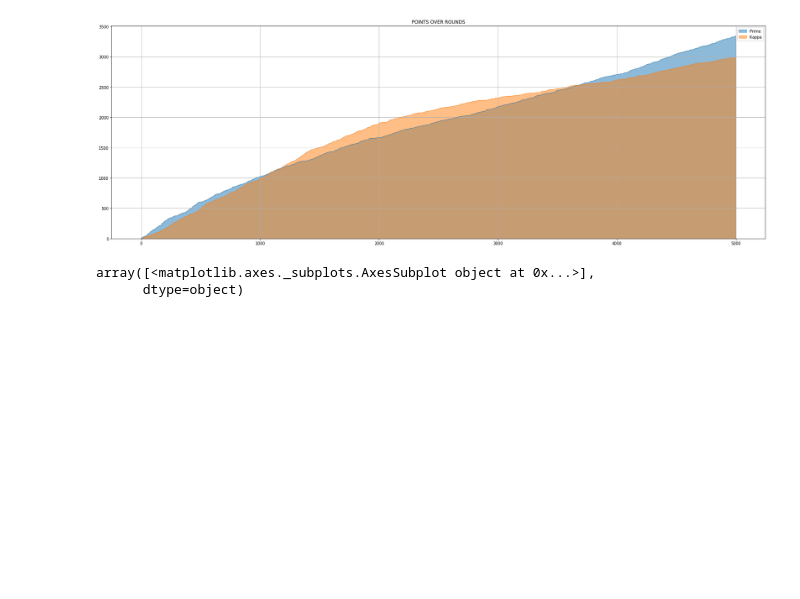
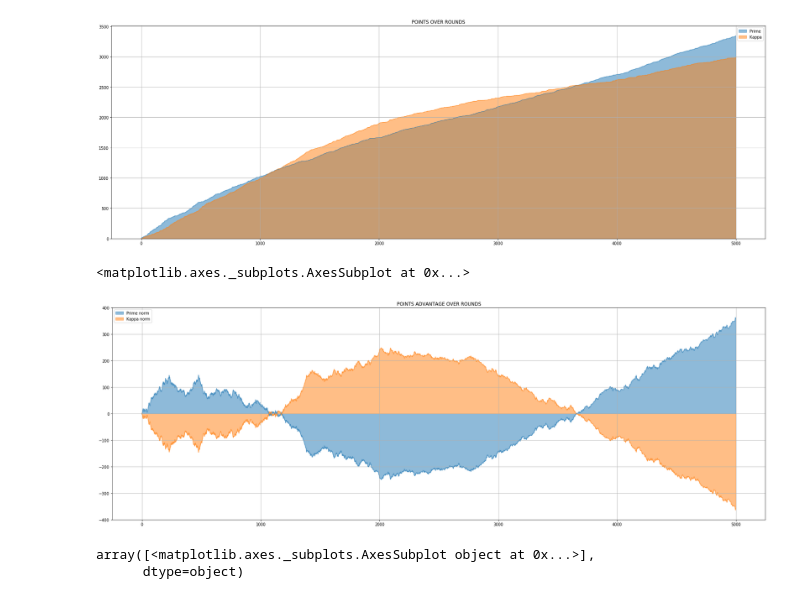
Before and after one commit to devdo-eu/capturenetwork, a Jupyter notebook: games/insight.ipynb, the cells around one changed output. Saved outputs shown, nothing was run; the diff lists cells and outputs as text; code cells hidden in the pictures; blank space fills up the shorter version.

```diff
--- a/games/insight.ipynb
+++ b/games/insight.ipynb
@@ -74,6 +92,15 @@ df_p.plot.area(figsize=(30, 10), grid=True, stacked=False, title="POINTS OVER RO
 # %% [output]
 <matplotlib.axes._subplots.AxesSubplot at 0x...>
 [figure]
+# %%
+df_p[f'{name1} norm'] = df_p[name1] - df_p[name2]
+df_p[f'{name2} norm'] = df_p[name2] - df_p[name1]
+df_p.drop(name1, axis=1, inplace=True)
+df_p.drop(name2, axis=1, inplace=True)
+df_p.plot.area(figsize=(30, 10), grid=True, stacked=False, title="POINTS ADVANTAGE OVER ROUNDS")
+# %% [output]
+<matplotlib.axes._subplots.AxesSubplot at 0x...>
+[figure, added]
 # %%
 df['EARN_BY'][name1] = pd.Series(df['EARN_BY'][name1])
 df['EARN_BY'][name2] = pd.Series(df['EARN_BY'][name2])
```
Also changed, not shown: parts of 4 cells of this notebook, 1 other file.
